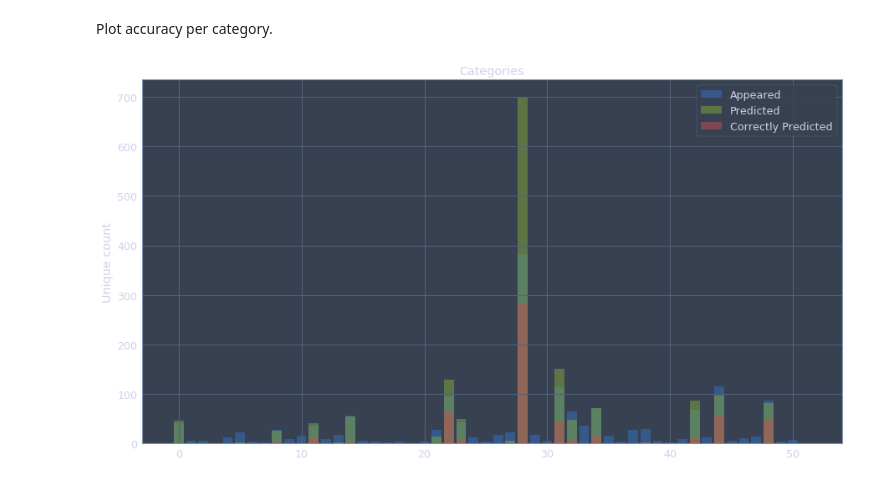
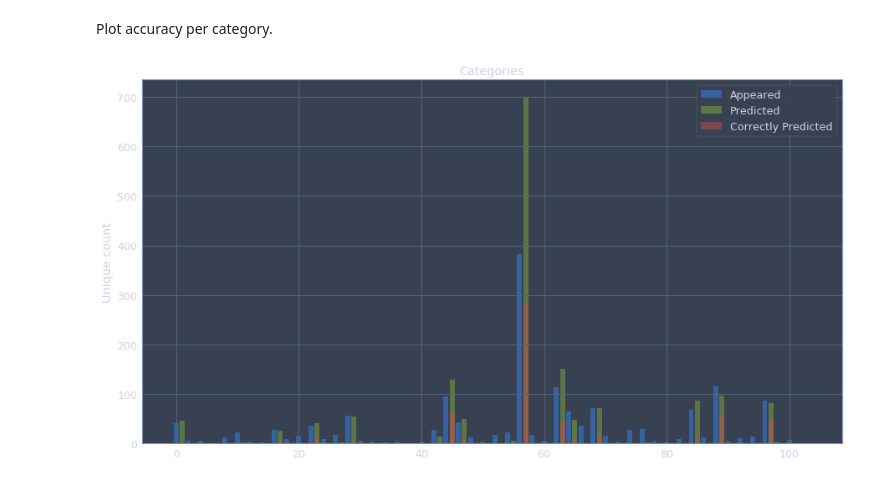
Before and after one commit to alexisthual/posos-data-challenge, a Jupyter notebook: Workflow.ipynb, the cells around one changed output. Saved outputs shown, nothing was run; the diff lists cells and outputs as text; code cells hidden in the pictures.

Commit message:
Change evaluation plot and model

```diff
--- a/Workflow.ipynb
+++ b/Workflow.ipynb
@@ -490,7 +490,7 @@ Plot accuracy per category.
 # %%
 import collections
 # %%
-yPosition = np.arange(NB_CATEGORIES)
+yPosition = np.arange(2*NB_CATEGORIES)
 
 c = collections.Counter(yTestCategories)
 od = collections.OrderedDict(sorted(c.items(), key=lambda x: x[0]))
@@ -501,27 +501,27 @@ correctResults = predictionCategories[predictionCategories == yTestCategories]
 cc = collections.Counter(correctResults)
 odc = collections.OrderedDict(sorted(cc.items(), key=lambda x: x[0]))
 # %%
-pod = np.zeros(NB_CATEGORIES)
+pod = np.zeros(2*NB_CATEGORIES)
 for key in od:
-    pod[key] = od[key]
+    pod[2*key] = od[key]
 
-podp = np.zeros(NB_CATEGORIES)
+podp = np.zeros(2*NB_CATEGORIES)
 for key in odp:
-    podp[key] = odp[key]
+    podp[2*key+1] = odp[key]
 
-podc = np.zeros(NB_CATEGORIES)
+podc = np.zeros(2*NB_CATEGORIES)
 for key in odc:
-    podc[key] = odc[key]
+    podc[2*key+1] = odc[key]
 # %%
 plt.figure(figsize=(15,8))
-plt.bar(yPosition, pod, alpha=0.5, label='Appeared')
+plt.bar(yPosition, pod, alpha=0.7, label='Appeared')
 plt.bar(yPosition, podp, alpha=0.5, label='Predicted')
 plt.bar(yPosition, podc, alpha=0.5, label='Correctly Predicted')
 
 plt.ylabel('Unique count')
 plt.title('Categories')
 plt.legend()
 
 plt.show()
 # %% [output]
-[figure, old version]
+[figure, new version]
```
Also changed, not shown: parts of 1 cell of this notebook.
